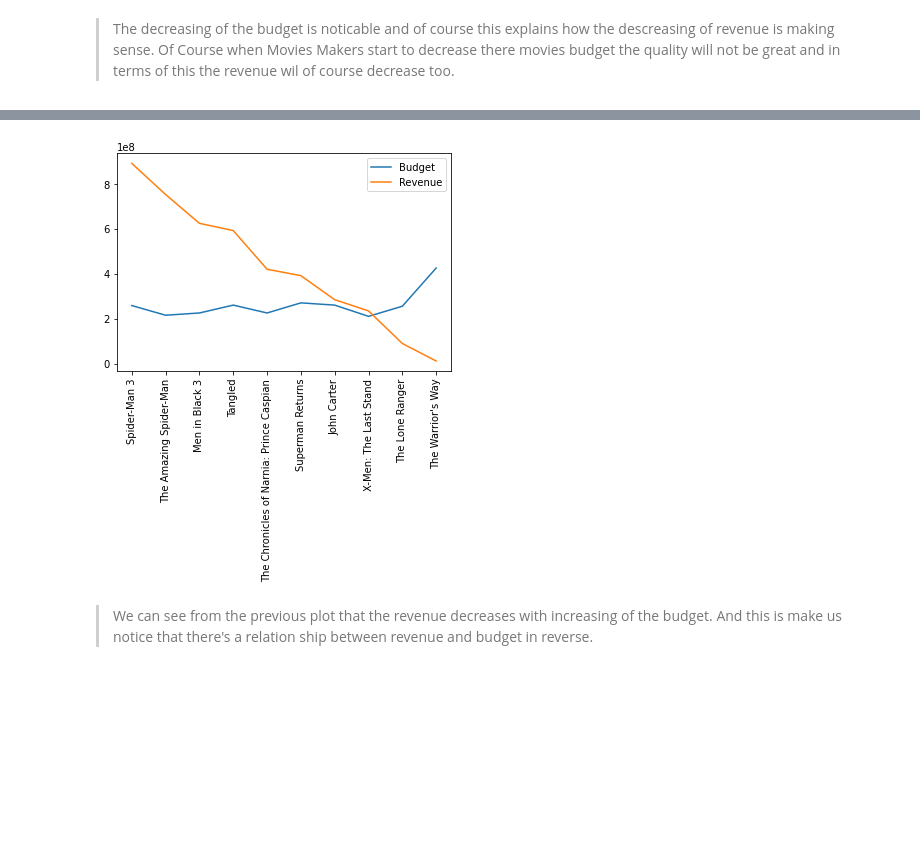
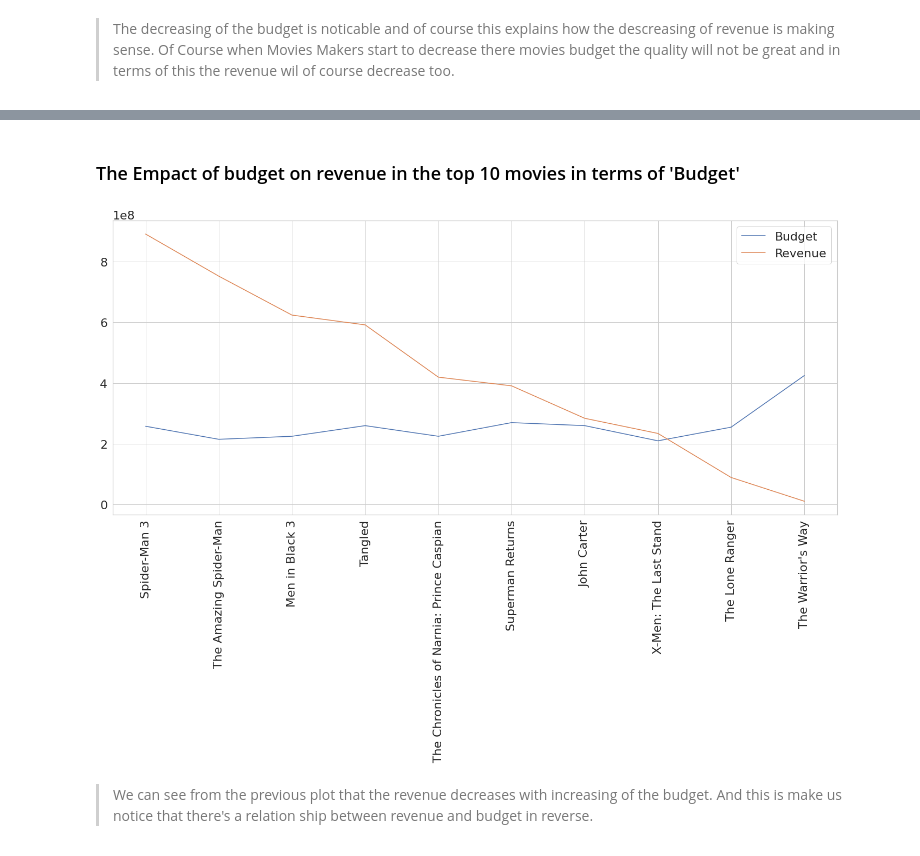
Before and after one commit to saraheldawody/investigating_movies_dataset, a Jupyter notebook: investigating_movies_dataset.ipynb, the cells around one changed output, grey strips where cells are left out. Drawn from its saved outputs; the diff is of its cells as text; code cells hidden in the pictures; blank space fills up the shorter version.

```diff
--- a/investigating_movies_dataset.ipynb
+++ b/investigating_movies_dataset.ipynb
@@ -176,0 +205,3 @@ df.describe()
+# %%
+df = df[df['revenue'] != 0]
+df.describe()
@@ -256,0 +309,12 @@ plt.xticks(rotation=90)
+# %%
+# ploting a barplot visualize top 10 movies in terms of rating
+top_10_movies_rating = df.groupby('original_title').mean().sort_values('vote_average',ascending=False).head(10).reset_index()
+# plot properties
+sns.set_style('whitegrid')
+sns.set_context({"figure.figsize": (20, 10)})
+sns.set(font_scale=2) # scale of font size of the plot
+g = sns.barplot(x='revenue',y='original_title', data=top_10_movies_rating )
+# setting text on bars
+for index, row in  top_10_movies_rating.iterrows():
+  g.text(row.revenue+29999999,row.name,  'Revenue = '+str(round(row.revenue,2))+', Rating = '+str(round(row.vote_average,2)), color='black', ha="center")
+plt.xticks(rotation=90);
@@ -256,0 +327,14 @@ plt.xticks(rotation=90)
+# %%
+# ploting a barplot visualize top 10 movies in terms of budget
+
+
+top_10_movies_budget = df.groupby('original_title').mean().sort_values('budget',ascending=False).head(10).sort_values('revenue').reset_index()
+# plot properties
+sns.set_style('whitegrid')
+sns.set_context({"figure.figsize": (24, 10)})
+sns.set(font_scale=2) # scale of font size of the plot
+g = sns.barplot(x='revenue',y='original_title', data=top_10_movies_budget )
+# setting text on bars
+for index, row in  top_10_movies_budget.iterrows():
+  g.text(row.revenue+199990000,row.name, 'Revenue = '+str(round(row.revenue,2))+', Budget = '+str(round(row.budget,2)), color='black', ha="center")
+plt.xticks(rotation=90);
@@ -256,0 +345,13 @@ plt.xticks(rotation=90)
+# %%
+# ploting a barplot visualize top 10 movies in terms of popularity
+
+top_10_movies_popularity = df.groupby('original_title').mean().sort_values('popularity',ascending=False).head(10).sort_values('revenue').reset_index()
+# plot properties
+sns.set_style('whitegrid')
+sns.set_context({"figure.figsize": (24, 10)})
+sns.set(font_scale=2) # scale of font size of the plot
+g = sns.barplot(x='revenue',y='original_title', data=top_10_movies_popularity )
+# setting text on bars
+for index, row in  top_10_movies_popularity.iterrows():
+  g.text(row.revenue+199990000,row.name, 'Revenue = '+str(round(row.revenue,2))+', Popularity = '+str(round(row.popularity,2)), color='black', ha="center")
+plt.xticks(rotation=90);
@@ -257,10 +360,15 @@ plt.xticks(rotation=90)
+# %% [markdown]
+### The Empact of budget on revenue in the top 10 movies in terms of 'Budget'
 # %%
+# ploting revenue againest budget for the top 10 movies with highest budget
+sns.set_style('whitegrid')
+sns.set_context({"figure.figsize": (24, 10)})
 plt.plot(df.sort_values('budget',ascending=False).head(10).sort_values('revenue',ascending=False)['original_title'],df.sort_values('budget',ascending=False).head(10).sort_values('revenue',ascending=False)['budget'])
 plt.plot(df.sort_values('budget',ascending=False).head(10).sort_values('revenue',ascending=False)['original_title'],df.sort_values('budget',ascending=False).head(10).sort_values('revenue',ascending=False)['revenue'])
 plt.legend(['Budget','Revenue'])
 plt.xticks(rotation=90)
 plt.show()
 # %% [output]
-[figure, old version]
+[figure, new version]
 # %% [markdown]
 > We can see from the previous plot that the revenue decreases with increasing of the budget. And this is make us notice that there's a relation ship between revenue and budget in reverse.
```
Also changed, not shown: parts of 125 cells of this notebook, 1 other file.
